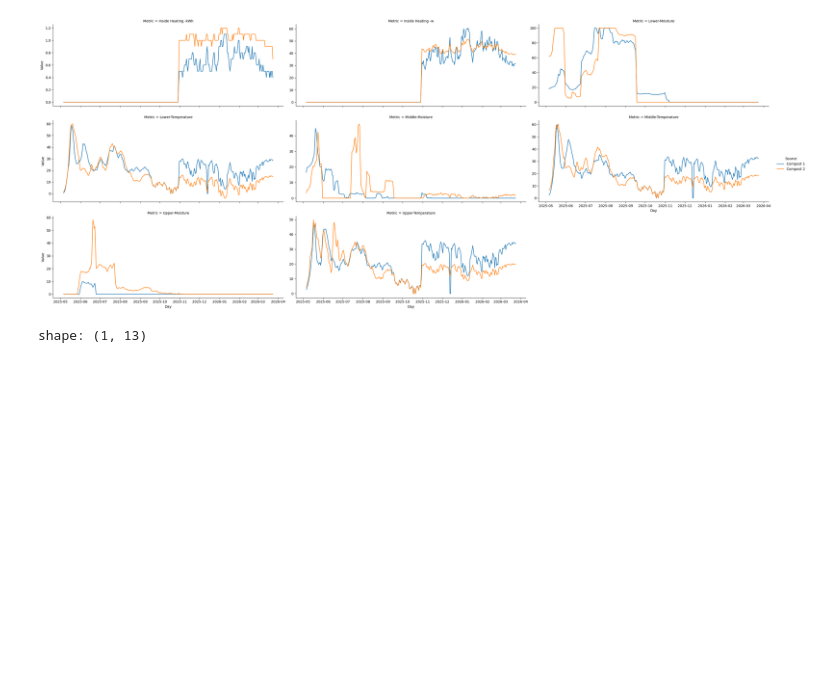
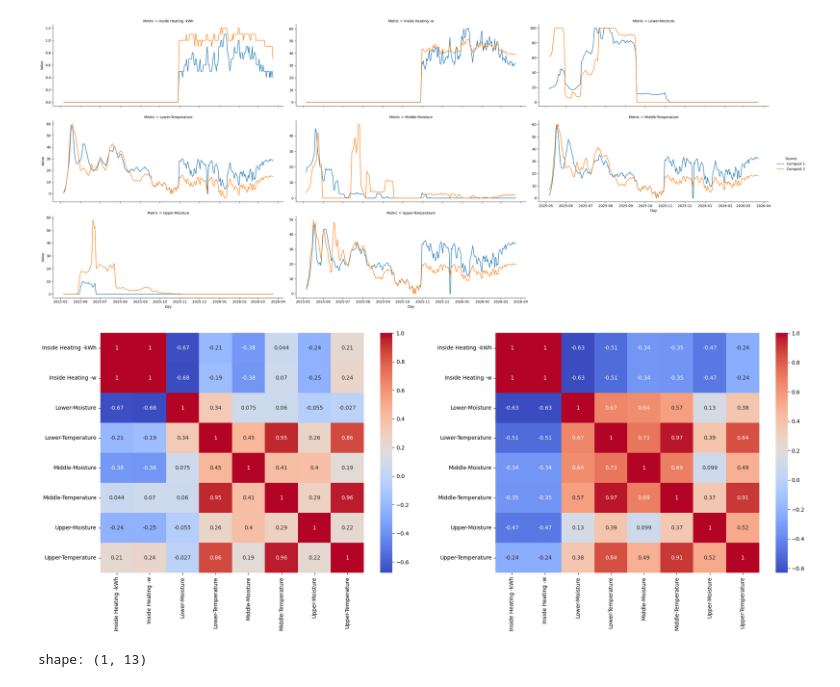
Before and after one commit to Compost-Coders/composting-coders, a Jupyter notebook: notebooks/analysis_fabian.ipynb, the cells around one changed output. Drawn from its saved outputs; the diff is of its cells as text; code cells hidden in the pictures; blank space fills up the shorter version.

Commit message:
Added some correlation heatmaps and further compost temperature analysis

```diff
--- a/notebooks/analysis_fabian.ipynb
+++ b/notebooks/analysis_fabian.ipynb
@@ -199,6 +202,17 @@ sns.relplot(
 plt.show()
 # %% [output]
 [figure]
+# %%
+fig, (ax,ax2) = plt.subplots(1,2, figsize = (24,8))
+
+compost_1_df_corr = compost_1_df.drop("Source").drop("Day").to_pandas().corr()
+compost_2_df_corr = compost_2_df.drop("Source").drop("Day").to_pandas().corr()
+
+sns.heatmap(compost_1_df_corr, annot=True, cmap="coolwarm", ax=ax)
+sns.heatmap(compost_2_df_corr, annot=True, cmap="coolwarm", ax=ax2)
+plt.show()
+# %% [output]
+[figure, added]
 # %%
 sensor_df = df_compost.select(
                               pl.col("Day"),
```
Also changed, not shown: parts of 7 cells of this notebook.
